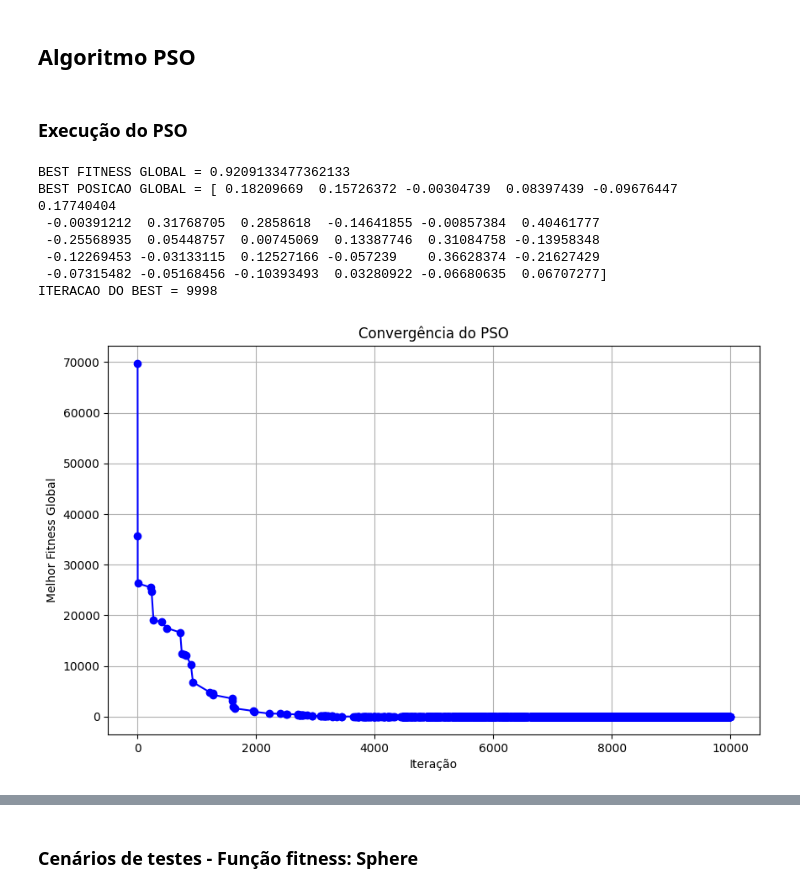
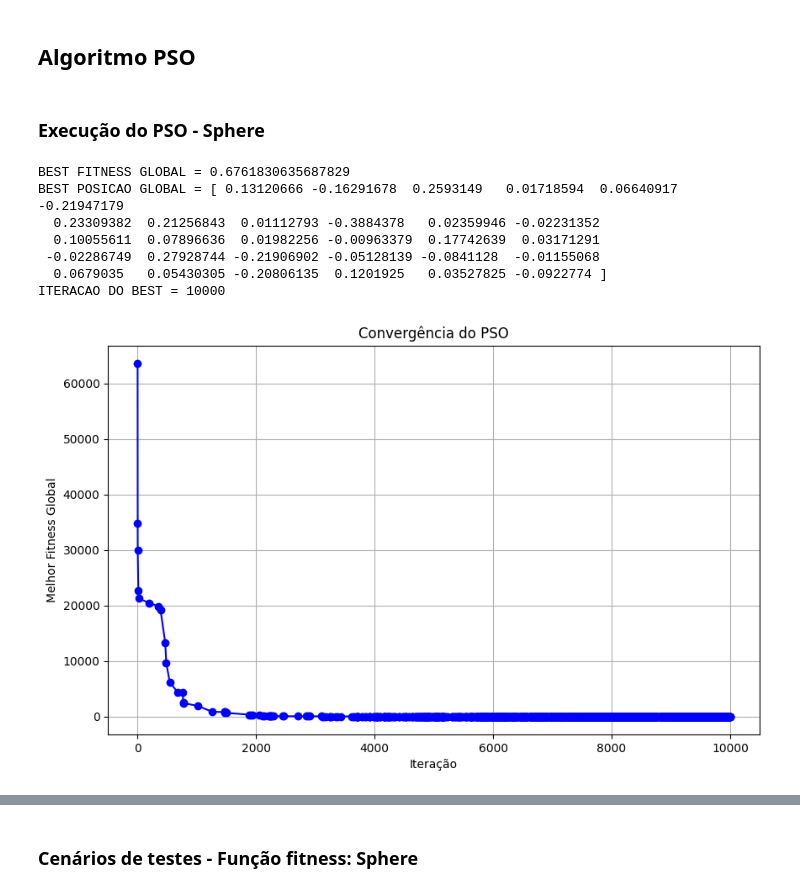
Before and after one commit to Guiioff/Algoritmos-Otimizacao, a Jupyter notebook: alg_pso.ipynb, the cells around one changed output, grey strips where cells are left out. Cells and saved outputs as stored; diff of their text form; code cells hidden in the pictures.

```diff
--- a/alg_pso.ipynb
+++ b/alg_pso.ipynb
@@ -162,34 +162,37 @@ class PSO:
             self.avaliar_enxame(enxame=enxame, iteracao=iteracao)
             self.calcular_posicao_enxame(enxame=enxame, iteracao=iteracao)
 # %% [markdown]
-### Execução do PSO
+### Execução do PSO - Sphere
 # %%
+# Caso queira a execução com o Fator de Inércia constante coloque 'None' nos parâmetros wMax e wMin
+# Caso queira a execução com o Fator de Inércia com decaimento linear coloque 'None' no parâmetro w
+
 pso = PSO(dimensoes= 30,
           limite_min= -100.0,
           limite_max= 100.0,
           quant_particulas= 50,
           quant_iteracoes= 10000,
           funcao_fitness = PSO.sphere,
           w= None,
           wMax= 1,
           wMin= 0.5,
           c1=2.05,
           c2=2.05,
-          tipo_cooperacao='LOCAL')
+          tipo_cooperacao='GLOBAL')
 
 pso.executar()
 
 print(f'BEST FITNESS GLOBAL = {pso.best_fitness_global}')
 print(f'BEST POSICAO GLOBAL = {pso.best_posicao_global}')
 print(f'ITERACAO DO BEST = {pso.iteracao_best}')
 
 pso.plotar_convergencia()
 # %% [output]
-BEST FITNESS GLOBAL = 0.9209133477362133
-BEST POSICAO GLOBAL = [ 0.18209669  0.15726372 -0.00304739  0.08397439 -0.09676447  0.17740404
- -0.00391212  0.31768705  0.2858618  -0.14641855 -0.00857384  0.40461777
- -0.25568935  0.05448757  0.00745069  0.13387746  0.31084758 -0.13958348
- -0.12269453 -0.03133115  0.12527166 -0.057239    0.36628374 -0.21627429
- -0.07315482 -0.05168456 -0.10393493  0.03280922 -0.06680635  0.06707277]
-ITERACAO DO BEST = 9998
+BEST FITNESS GLOBAL = 0.6761830635687829
+BEST POSICAO GLOBAL = [ 0.13120666 -0.16291678  0.2593149   0.01718594  0.06640917 -0.21947179
+  0.23309382  0.21256843  0.01112793 -0.3884378   0.02359946 -0.02231352
+  0.10055611  0.07896636  0.01982256 -0.00963379  0.17742639  0.03171291
+ -0.02286749  0.27928744 -0.21906902 -0.05128139 -0.0841128  -0.01155068
+  0.0679035   0.05430305 -0.20806135  0.1201925   0.03527825 -0.0922774 ]
+ITERACAO DO BEST = 10000
-[figure, old version]
+[figure, new version]
```
Also changed, not shown: parts of 4 cells of this notebook.
